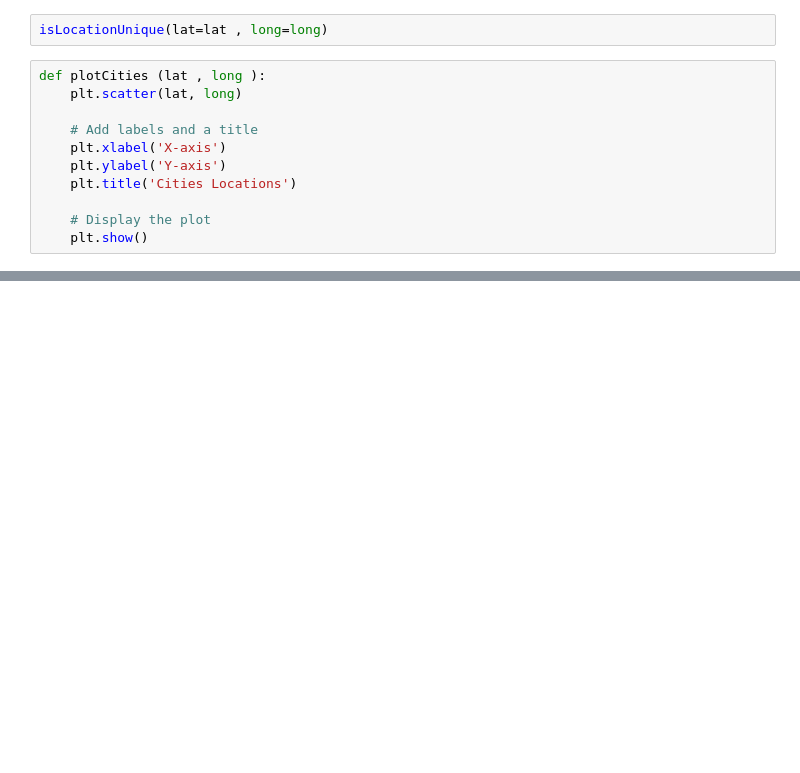
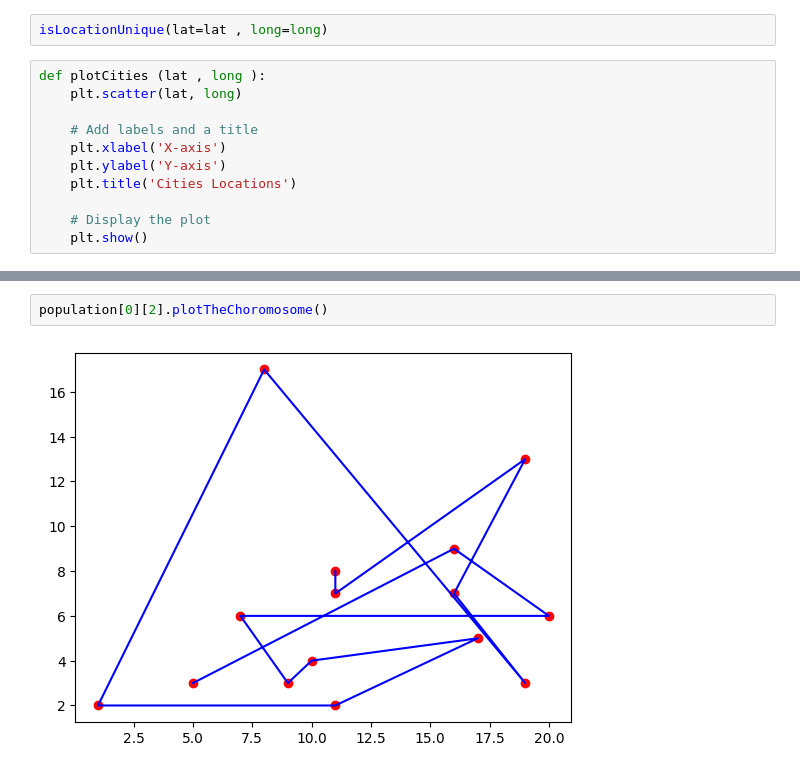
Before and after one commit to matahho/Travelling-salesman-problem, a Jupyter notebook: TSP.ipynb, the cells around one changed output, grey strips where cells are left out. Saved outputs shown, nothing was run; the diff lists cells and outputs as text; blank space fills up the shorter version.

```diff
--- a/TSP.ipynb
+++ b/TSP.ipynb
@@ -38,0 +146,4 @@ plotCities(lat , long)
+# %%
+population[0][2].plotTheChoromosome()
+# %% [output]
+[figure, added]
```
Also changed, not shown: parts of 15 cells of this notebook.
